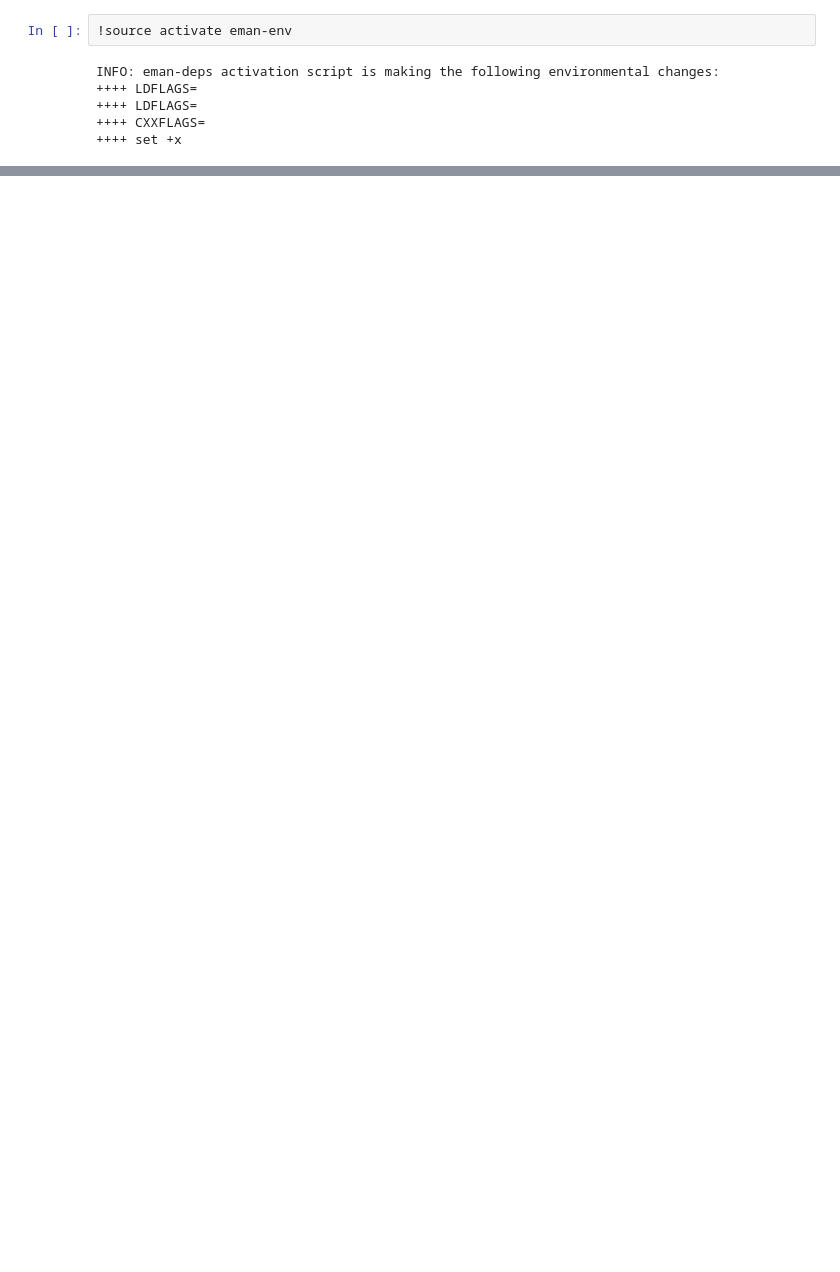
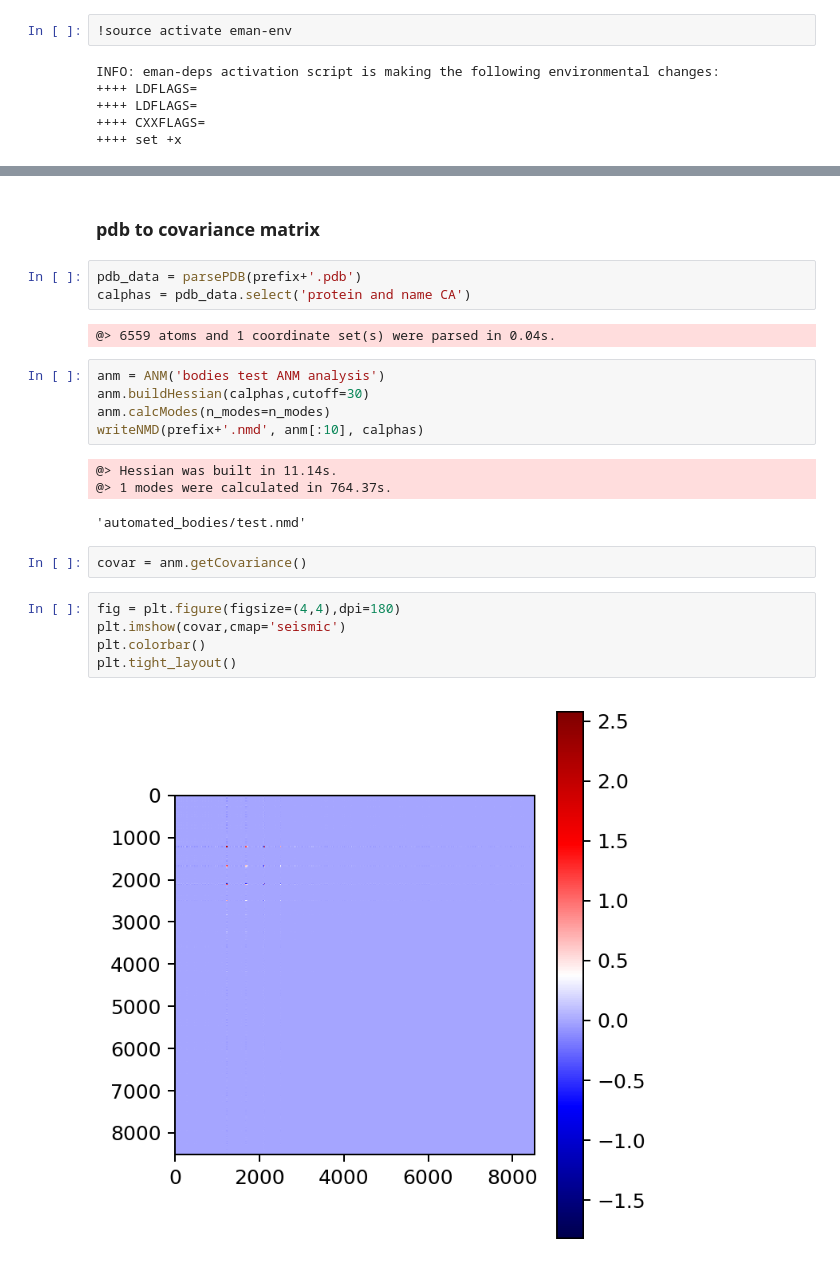
Before and after one commit to fredericpoitevin/EMtools, a Jupyter notebook: docs/automated multibody.ipynb, the cells around one changed output, grey strips where cells are left out. Cells and saved outputs as stored; diff of their text form; blank space fills up the shorter version.

```diff
--- a/docs/automated multibody.ipynb
+++ b/docs/automated multibody.ipynb
@@ -28,0 +31,25 @@ Report bugs to <atsas@embl-hamburg.de>.
+# %% [markdown]
+### pdb to covariance matrix
+# %%
+pdb_data = parsePDB(prefix+'.pdb')
+calphas = pdb_data.select('protein and name CA')
+# %% [output]
+@> 6559 atoms and 1 coordinate set(s) were parsed in 0.04s.
+# %%
+anm = ANM('bodies test ANM analysis')
+anm.buildHessian(calphas,cutoff=30)
+anm.calcModes(n_modes=n_modes)
+writeNMD(prefix+'.nmd', anm[:10], calphas)
+# %% [output]
+@> Hessian was built in 11.14s.
+@> 1 modes were calculated in 764.37s.
+'automated_bodies/test.nmd'
+# %%
+covar = anm.getCovariance()
+# %%
+fig = plt.figure(figsize=(4,4),dpi=180)
+plt.imshow(covar,cmap='seismic')
+plt.colorbar()
+plt.tight_layout()
+# %% [output]
+[figure, added]
```
Also changed, not shown: parts of 12 cells of this notebook, 20 other files.
